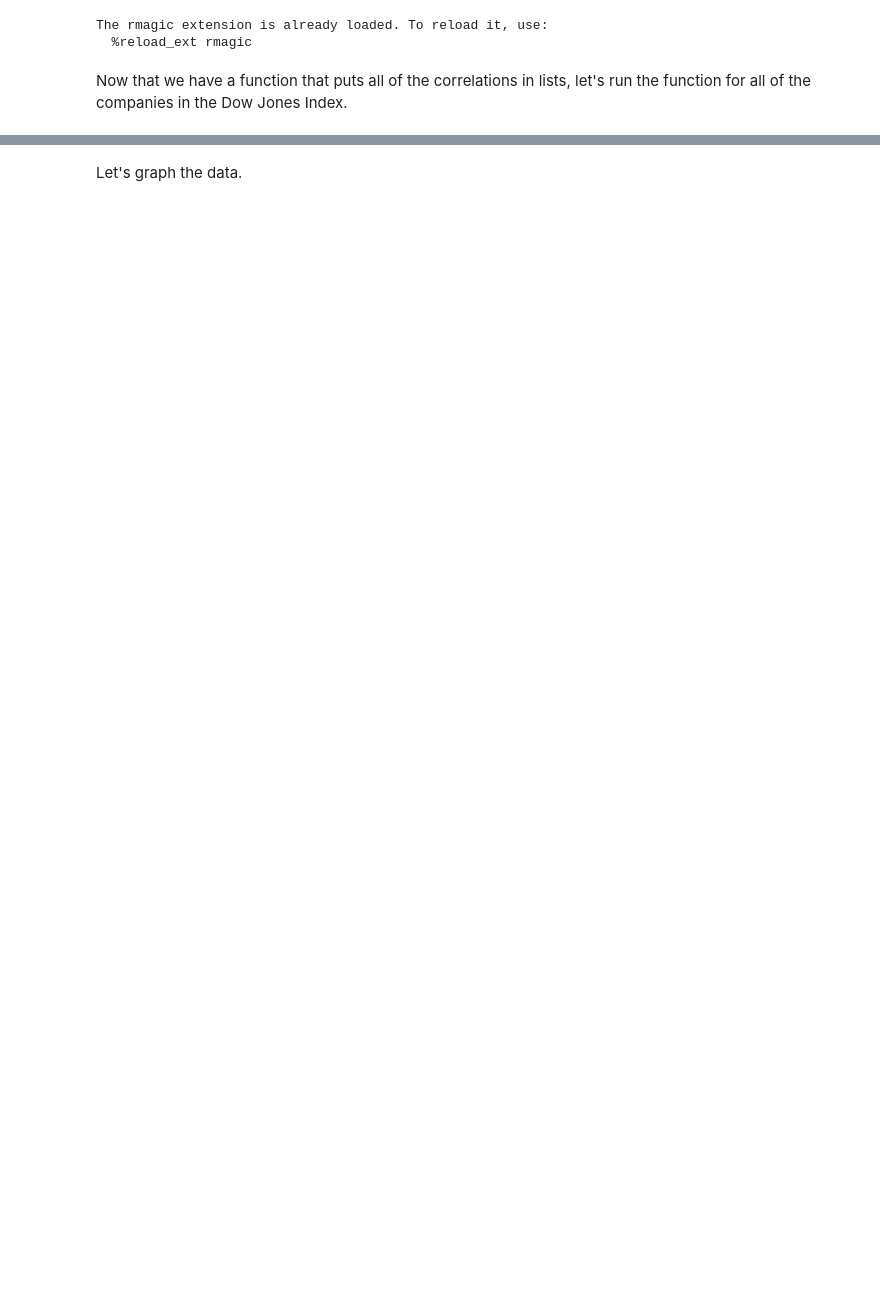
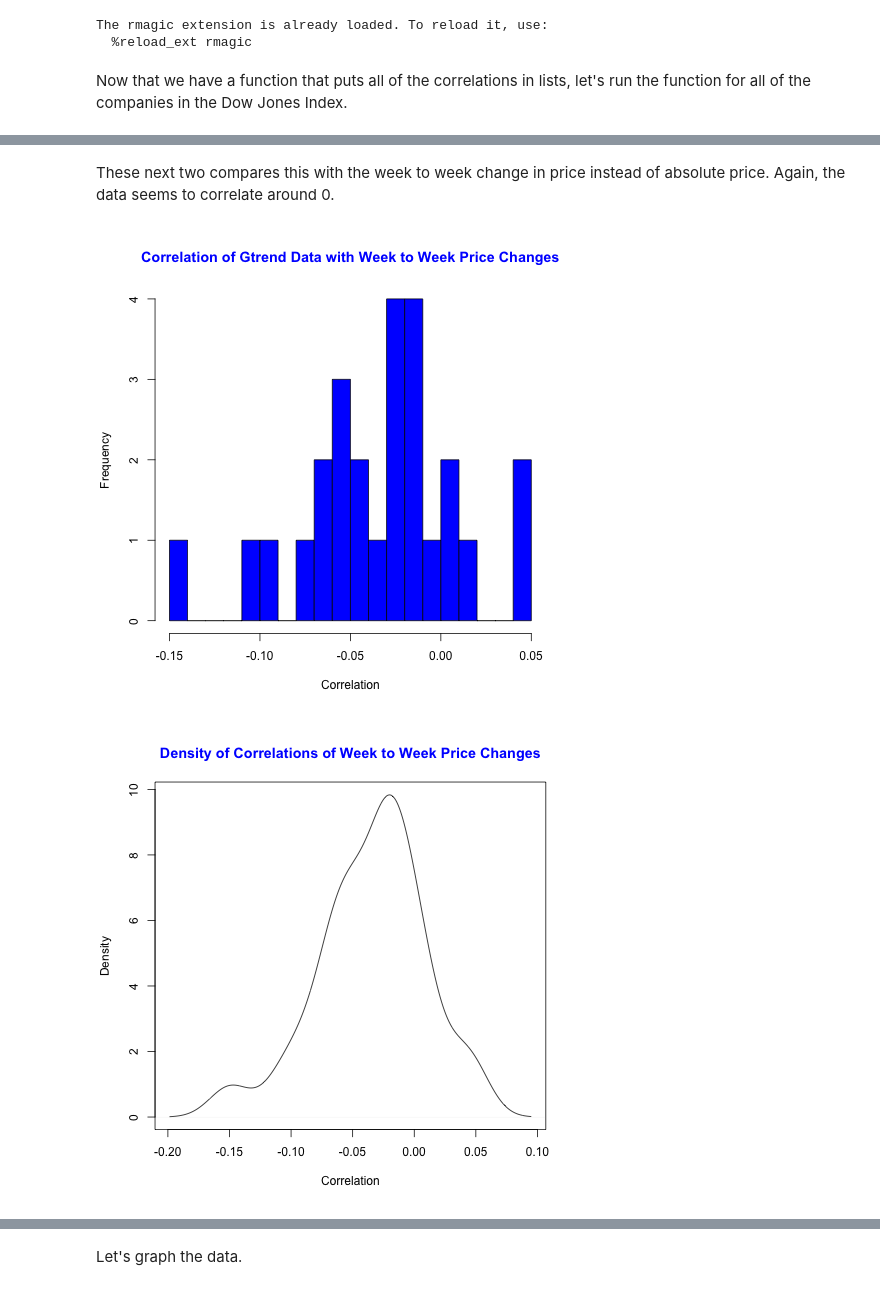
Before and after one commit to jodreen/data-analysis-template, a Jupyter notebook: notebooks/NB3_data_analysis.ipynb, the cells around one changed output, grey strips where cells are left out. Saved outputs shown, nothing was run; the diff lists cells and outputs as text; code cells hidden in the pictures; blank space fills up the shorter version.

```diff
--- a/notebooks/NB3_data_analysis.ipynb
+++ b/notebooks/NB3_data_analysis.ipynb
@@ -97,6 +111,15 @@ dev.off()
 png(filename="visualizations/plot2.png")
 plot(density(normal_cor_list), main = "Correlation of Gtrend Data with Share Price", xlab = 'Correlation', col.main = "red")
 dev.off()
+# %% [markdown]
+These next two compares this with the week to week change in price instead of absolute price. Again, the data seems to correlate around 0.
+# %%
+%%R
+hist(percent_cor_list, breaks = 20, col = "blue", xlab = 'Correlation', main = "Correlation of Gtrend Data with Week to Week Price Changes", col.main = "blue")
+plot(density(percent_cor_list), main = "Density of Correlations of Week to Week Price Changes", xlab = 'Correlation', col.main = "blue")
+# %% [output]
+[figure, added]
+[figure, added]
 # %%
 %%R
 
```
Also changed, not shown: parts of 25 cells of this notebook, 14 other files.
